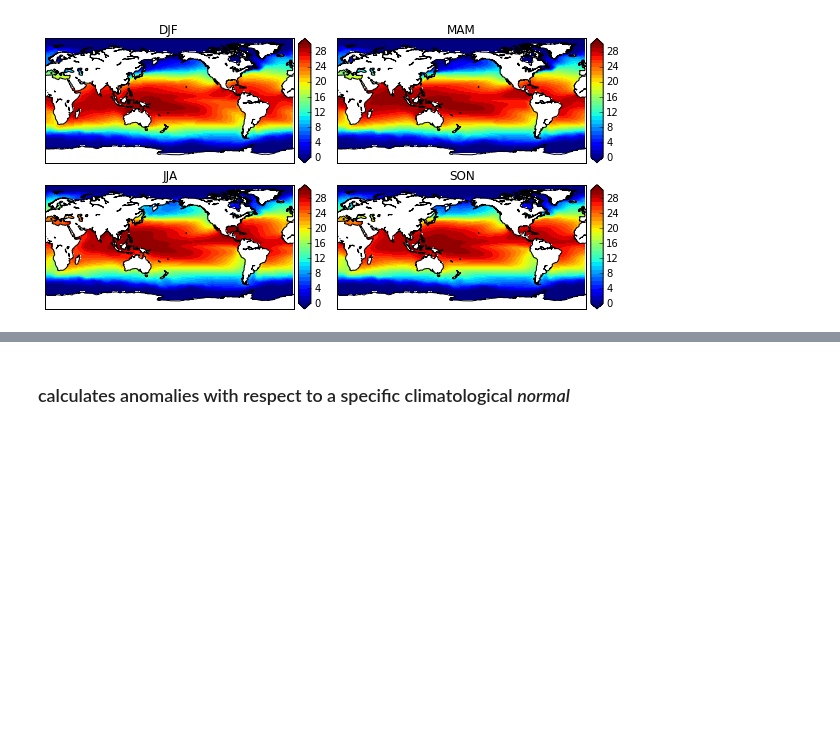
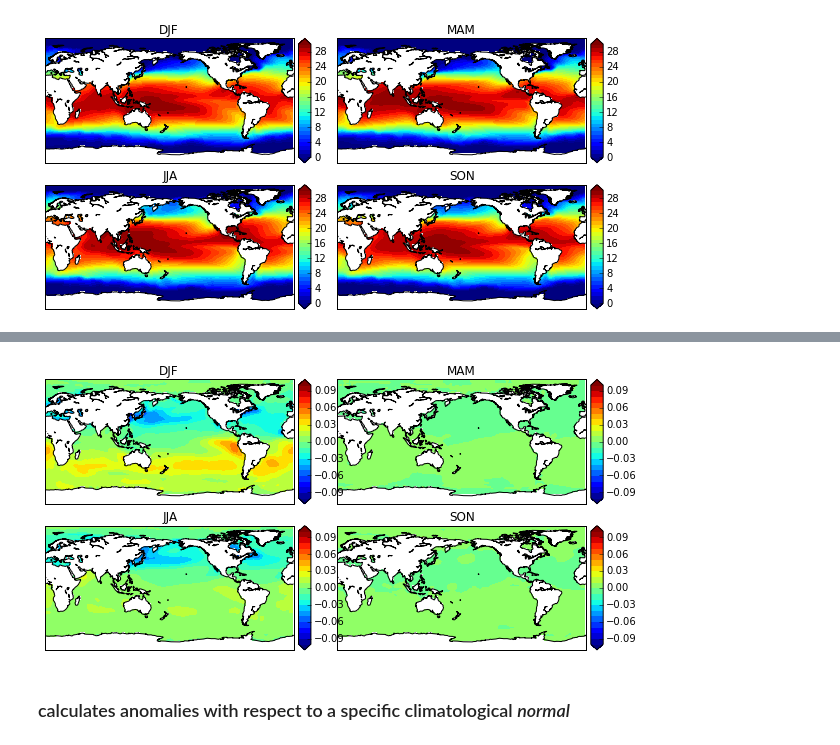
Before and after one commit to nicolasfauchereau/metocean, a Jupyter notebook: notebooks/xray.ipynb, the cells around one changed output, grey strips where cells are left out. Cells and saved outputs as stored; diff of their text form; code cells hidden in the pictures; blank space fills up the shorter version.

```diff
--- a/notebooks/xray.ipynb
+++ b/notebooks/xray.ipynb
@@ -272,0 +309,19 @@ f.savefig('./images/seas_clim_sst.png')
+# %%
+def season_mean(ds, calendar='standard'):
+    # Make a DataArray of season/year groups
+    year_season = xray.DataArray(ds.time.to_index().to_period(freq='Q-NOV').to_timestamp(how='E'),
+                                 coords=[ds.time], name='year_season')
+
+    # Make a DataArray with the number of days in each month, size = len(time)
+    month_length = xray.DataArray(get_dpm(ds.time.to_index()),
+                                  coords=[ds.time], name='month_length')
+    # Calculate the weights by grouping by 'time.season'
+    weights = month_length.groupby('time.season') / month_length.groupby('time.season').sum()
+
+    # Test that the sum of the weights for each season is 1.0
+    np.testing.assert_allclose(weights.groupby('time.season').sum().values, np.ones(4))
+
+    # Calculate the weighted average
+    return (ds * weights).groupby('time.season').sum(dim='time')
+# %%
+sst_seas = season_mean(sst)
@@ -273,3 +352,14 @@ f.savefig('./images/seas_clim_sst.png')
+# %%
+diff_seas = seas_clim - sst_seas
+# %%
+f, axes = plt.subplots(nrows=2,ncols=2, figsize=(10,5))
+f.subplots_adjust(hspace=0.1, wspace=0.1)
+axes = axes.flatten('F')
+for i, seas in enumerate(seas_clim['season'].values):
+    ax = axes[i]
+    plot_field(diff_seas['sst'][i,0,:,:].values, lats, lons, -0.1, 0.1, 0.01, ax=ax, title=seas)
+# %% [output]
+[figure, added]
 # %% [markdown]
 ### calculates anomalies with respect to a specific climatological *normal*
 # %% [markdown]
```
Also changed, not shown: parts of 14 cells of this notebook.
